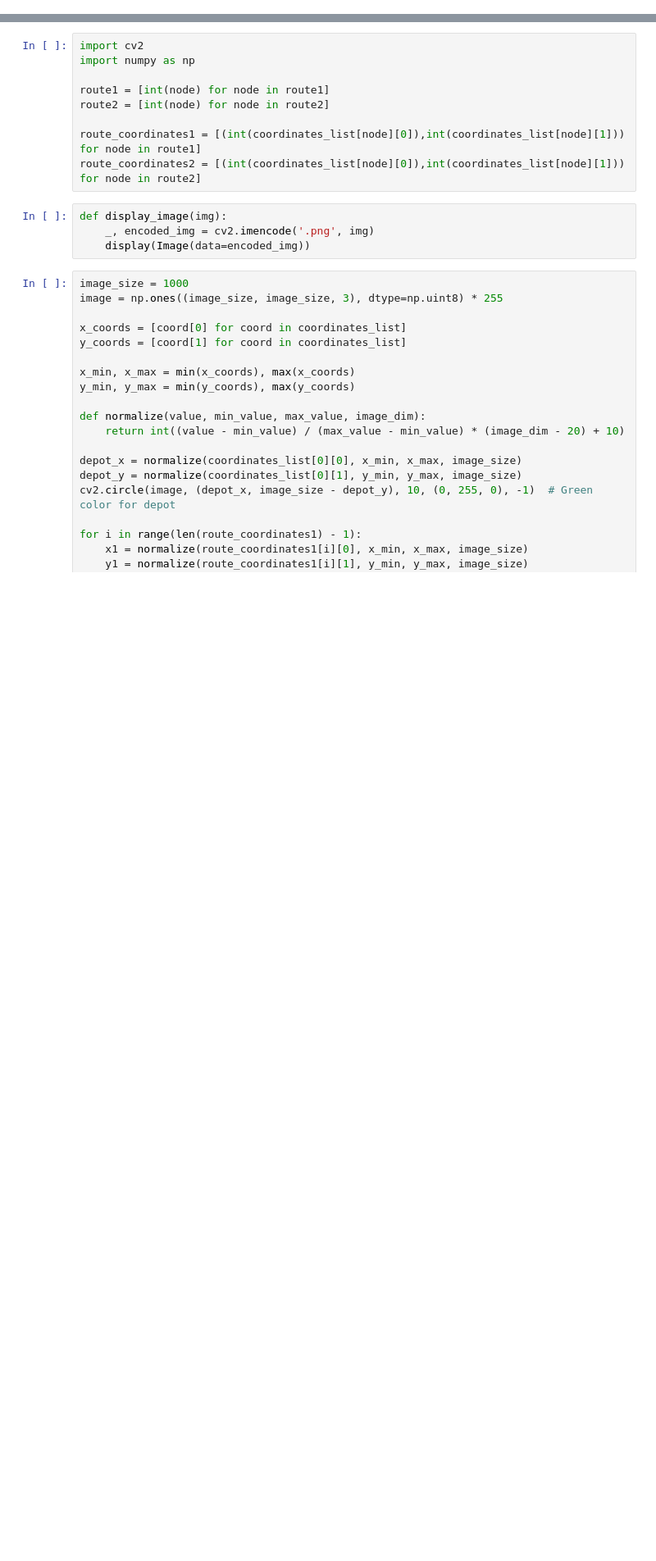
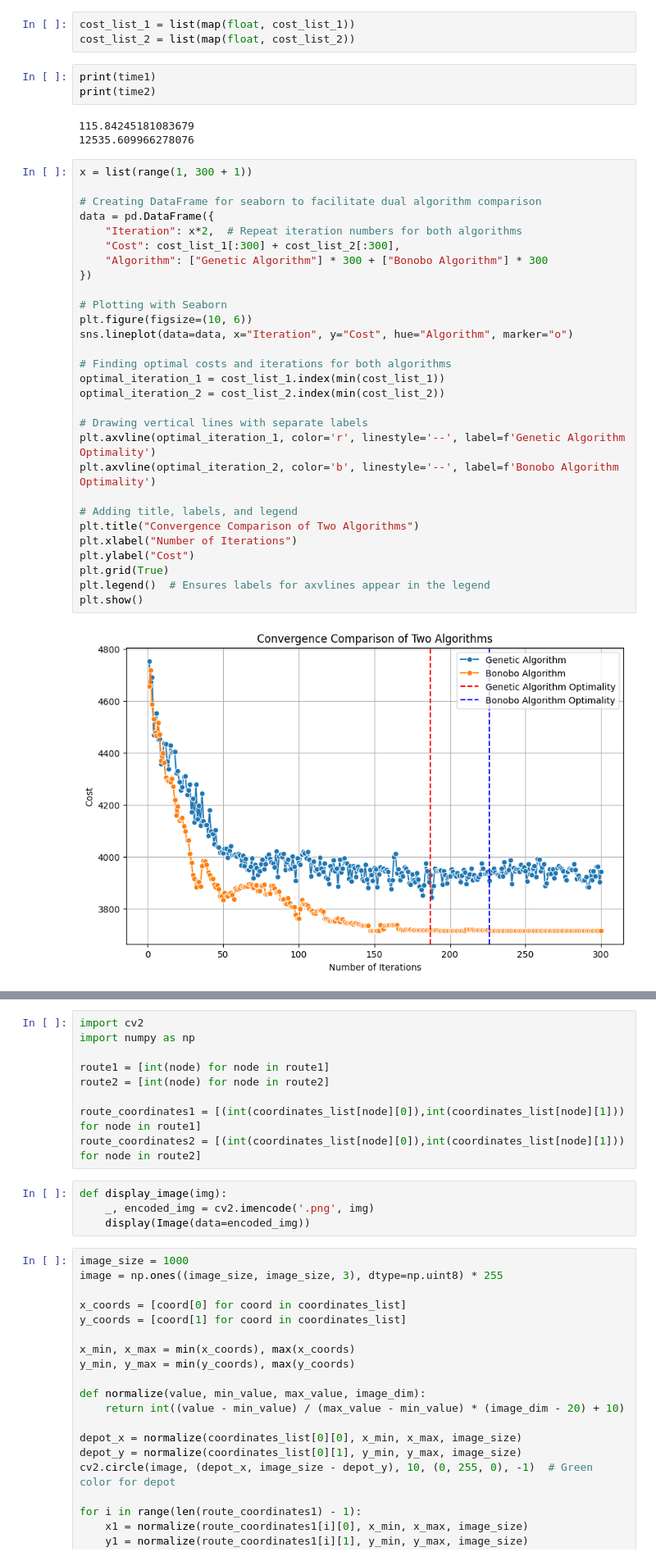
Before and after one commit to noble-platinate/Bonobo-Optimisation-for-VRP, a Jupyter notebook: code.ipynb, the cells around one changed output, grey strips where cells are left out. Shown at 82% size. Cells and saved outputs as stored; diff of their text form; blank space fills up the shorter version.

```diff
--- a/code.ipynb
+++ b/code.ipynb
@@ -38 +201,41 @@ route2 = split2[:-1]
+# %%
+cost_list_1 = list(map(float, cost_list_1))
+cost_list_2 = list(map(float, cost_list_2))
+# %%
+print(time1)
+print(time2)
+# %% [output]
+115.84245181083679
+12535.609966278076
+# %%
+x = list(range(1, 300 + 1))
+
+# Creating DataFrame for seaborn to facilitate dual algorithm comparison
+data = pd.DataFrame({
+    "Iteration": x*2,  # Repeat iteration numbers for both algorithms
+    "Cost": cost_list_1[:300] + cost_list_2[:300],
+    "Algorithm": ["Genetic Algorithm"] * 300 + ["Bonobo Algorithm"] * 300
+})
+
+# Plotting with Seaborn
+plt.figure(figsize=(10, 6))
+sns.lineplot(data=data, x="Iteration", y="Cost", hue="Algorithm", marker="o")
+
+# Finding optimal costs and iterations for both algorithms
+optimal_iteration_1 = cost_list_1.index(min(cost_list_1))
+optimal_iteration_2 = cost_list_2.index(min(cost_list_2))
+
+# Drawing vertical lines with separate labels
+plt.axvline(optimal_iteration_1, color='r', linestyle='--', label=f'Genetic Algorithm Optimality')
+plt.axvline(optimal_iteration_2, color='b', linestyle='--', label=f'Bonobo Algorithm Optimality')
+
+# Adding title, labels, and legend
+plt.title("Convergence Comparison of Two Algorithms")
+plt.xlabel("Number of Iterations")
+plt.ylabel("Cost")
+plt.grid(True)
+plt.legend()  # Ensures labels for axvlines appear in the legend
+plt.show()
+# %% [output]
+[figure, added]
 # %%
```
Also changed, not shown: parts of 11 cells of this notebook, 21 other files.
